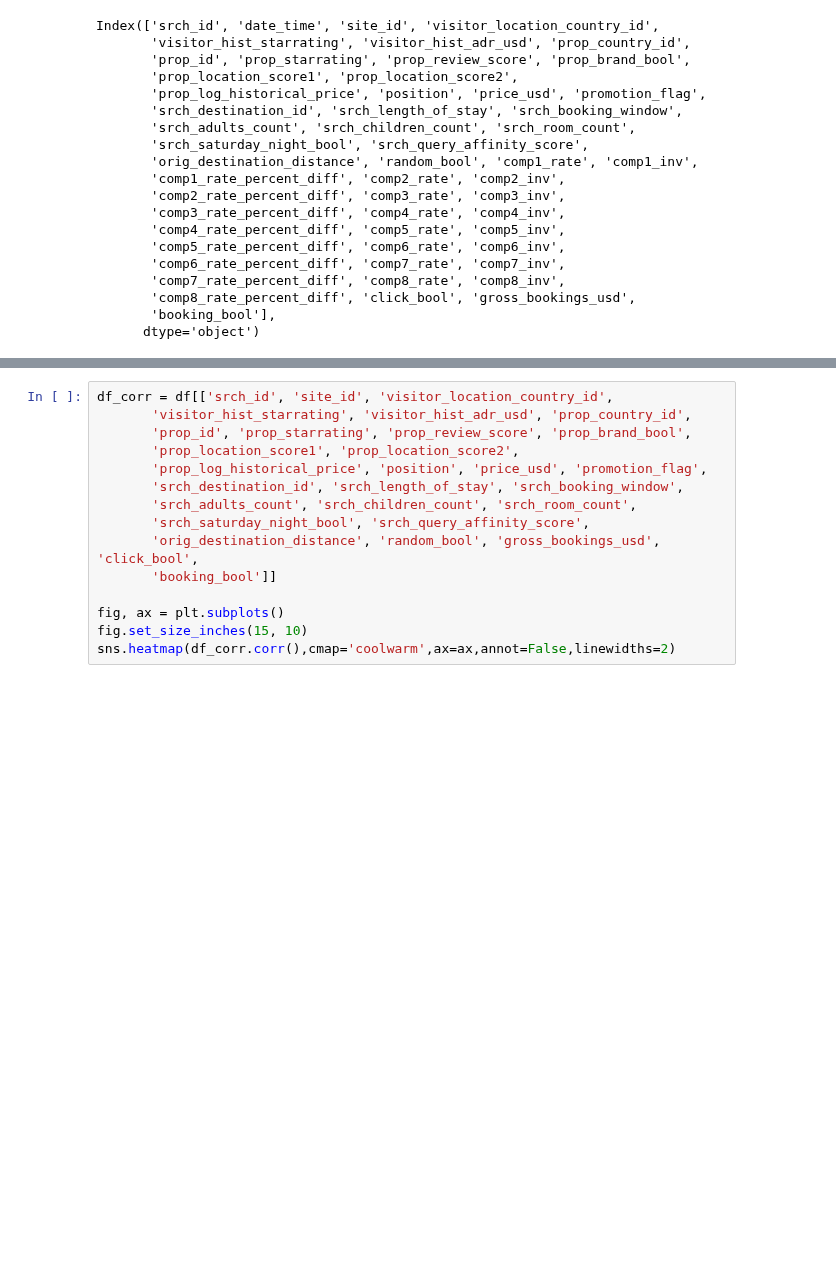
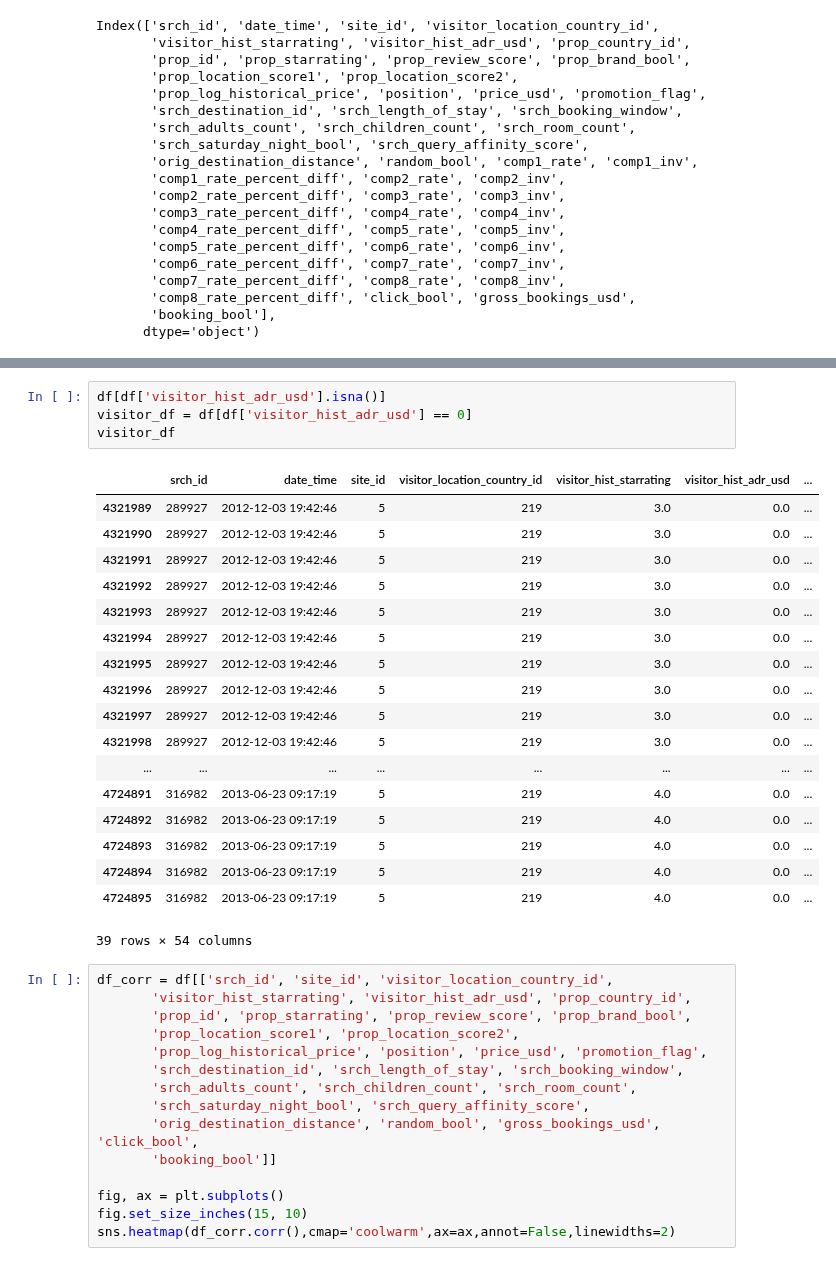
Before and after one commit to QST23/course_dmt, a Jupyter notebook: ass2/EDA_noah.ipynb, the cells around one changed output, grey strips where cells are left out. Cells and saved outputs as stored; diff of their text form; blank space fills up the shorter version.

```diff
--- a/ass2/EDA_noah.ipynb
+++ b/ass2/EDA_noah.ipynb
@@ -112,3 +234,26 @@ dtype: int64
+# %%
+df[df['visitor_hist_adr_usd'].isna()]
+visitor_df = df[df['visitor_hist_adr_usd'] == 0]
+visitor_df
+# %% [output]
+|  | srch_id | date_time | site_id | visitor_location_country_id | visitor_hist_starrating | visitor_hist_adr_usd | ... |
+| 4321989 | 289927 | 2012-12-03 19:42:46 | 5 | 219 | 3.0 | 0.0 | ... |
+| 4321990 | 289927 | 2012-12-03 19:42:46 | 5 | 219 | 3.0 | 0.0 | ... |
+| 4321991 | 289927 | 2012-12-03 19:42:46 | 5 | 219 | 3.0 | 0.0 | ... |
+| 4321992 | 289927 | 2012-12-03 19:42:46 | 5 | 219 | 3.0 | 0.0 | ... |
+| 4321993 | 289927 | 2012-12-03 19:42:46 | 5 | 219 | 3.0 | 0.0 | ... |
+| 4321994 | 289927 | 2012-12-03 19:42:46 | 5 | 219 | 3.0 | 0.0 | ... |
+| 4321995 | 289927 | 2012-12-03 19:42:46 | 5 | 219 | 3.0 | 0.0 | ... |
+| 4321996 | 289927 | 2012-12-03 19:42:46 | 5 | 219 | 3.0 | 0.0 | ... |
+| 4321997 | 289927 | 2012-12-03 19:42:46 | 5 | 219 | 3.0 | 0.0 | ... |
+| 4321998 | 289927 | 2012-12-03 19:42:46 | 5 | 219 | 3.0 | 0.0 | ... |
+| ... | ... | ... | ... | ... | ... | ... | ... |
+| 4724891 | 316982 | 2013-06-23 09:17:19 | 5 | 219 | 4.0 | 0.0 | ... |
+| 4724892 | 316982 | 2013-06-23 09:17:19 | 5 | 219 | 4.0 | 0.0 | ... |
+| 4724893 | 316982 | 2013-06-23 09:17:19 | 5 | 219 | 4.0 | 0.0 | ... |
+| 4724894 | 316982 | 2013-06-23 09:17:19 | 5 | 219 | 4.0 | 0.0 | ... |
+| 4724895 | 316982 | 2013-06-23 09:17:19 | 5 | 219 | 4.0 | 0.0 | ... |
+39 rows × 54 columns
 # %%
 df_corr = df[['srch_id', 'site_id', 'visitor_location_country_id',
        'visitor_hist_starrating', 'visitor_hist_adr_usd', 'prop_country_id',
```
Also changed, not shown: parts of 13 cells of this notebook.
